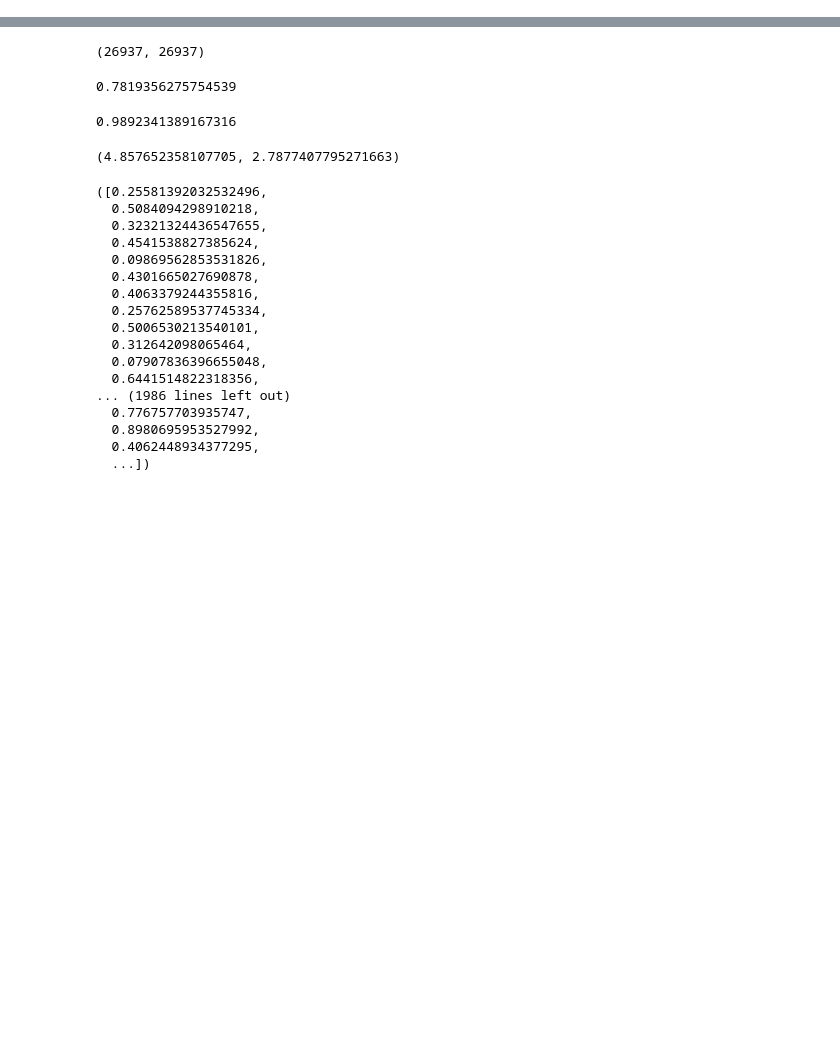
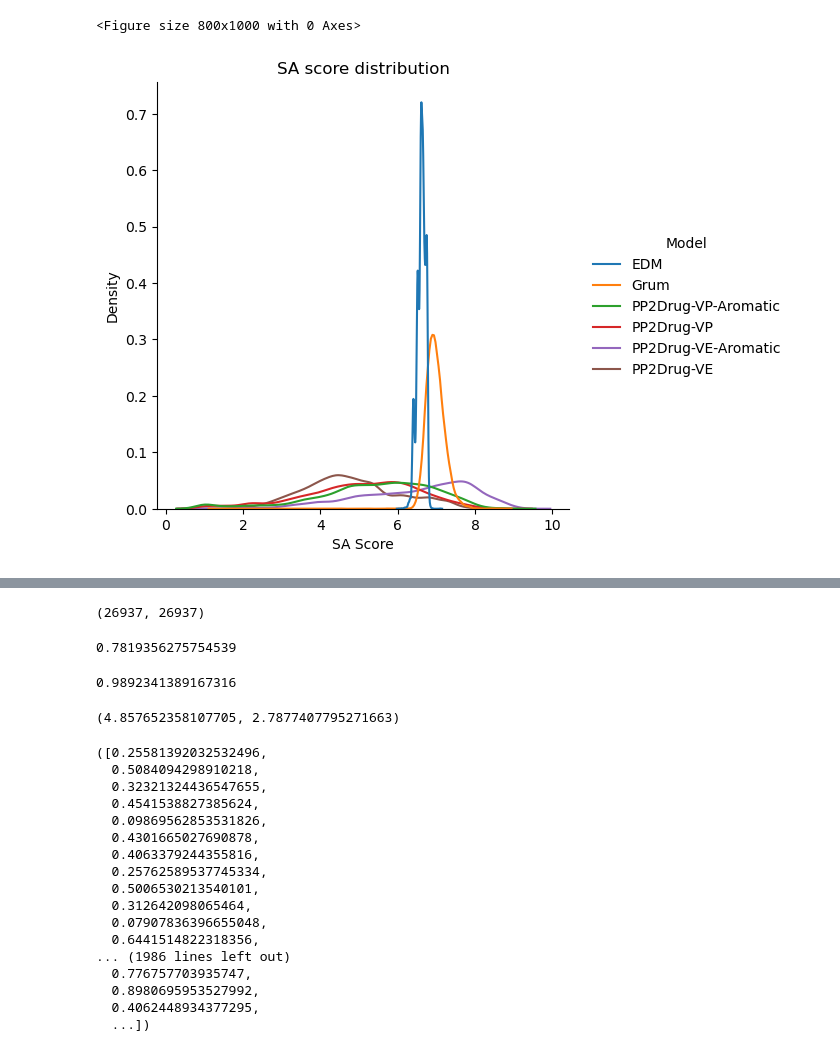
Before and after one commit to conghaowang/PP2Drug, a Jupyter notebook: src/notebooks/SA_QED.ipynb, the cells around one changed output, grey strips where cells are left out. Cells and saved outputs as stored; diff of their text form; code cells hidden in the pictures; blank space fills up the shorter version.

```diff
--- a/src/notebooks/SA_QED.ipynb
+++ b/src/notebooks/SA_QED.ipynb
@@ -13,3 +17,30 @@ sys.path.append(os.path.join(RDConfig.RDContribDir, "SA_Score"))
 import sascorer
 # %%
 from utils_eval import build_pdb_dict
+# %%
+methods = {
+    'EDM': '/data/conghao001/e3_mol_design/e3_diffusion_for_molecules/generated_samples/generated_samples_SA_QED.pkl',
+    'Grum': '/data/conghao001/e3_mol_design/GruM/GruM_3D/samples/mols/GEOM_DRUGS/sdf/generated_samples_SA_QED.pkl',
+    'PP2Drug-VP-Aromatic': '/home2/conghao001/pharmacophore2drug/PP2Drug/src/lightning_logs/uncond_vp_bridge_egnn_CombinedUnconditionalDataset_2024-09-05_00_09_16.277074/ten_thousand/reconstructed_mols_aromatic_mode_SA_QED.pkl',
+    # 'PP2Drug-VP-Aromatic-Optimized': '/home2/conghao001/pharmacophore2drug/PP2Drug/src/lightning_logs/uncond_vp_bridge_egnn_CombinedUnconditionalDataset_2024-09-05_00_09_16.277074/ten_thousand/reconstructed_mols_aromatic_mode_optimized_SA_QED.pkl',
+    'PP2Drug-VP': '/home2/conghao001/pharmacophore2drug/PP2Drug/src/lightning_logs/uncond_vp_bridge_egnn_CombinedUnconditionalDataset_2024-09-05_00_09_16.277074/ten_thousand/reconstructed_mols_SA_QED.pkl',
+    # 'PP2Drug-VP-Optimized': '/home2/conghao001/pharmacophore2drug/PP2Drug/src/lightning_logs/uncond_vp_bridge_egnn_CombinedUnconditionalDataset_2024-09-05_00_09_16.277074/ten_thousand/reconstructed_mols_optimized_SA_QED.pkl',
+    'PP2Drug-VE-Aromatic': '/home2/conghao001/pharmacophore2drug/PP2Drug/src/lightning_logs/uncond_ve_bridge_egnn_CombinedUnconditionalDataset_2024-09-06_00_41_26.016199/ten_thousand/reconstructed_mols_aromatic_mode_SA_QED.pkl',
+    'PP2Drug-VE': '/home2/conghao001/pharmacophore2drug/PP2Drug/src/lightning_logs/uncond_ve_bridge_egnn_CombinedUnconditionalDataset_2024-09-06_00_40_49.066238/ten_thousand/reconstructed_mols_SA_QED.pkl',
+}
+# %%
+dfs = []
+for method, path in methods.items():
+    with open(path, 'rb') as f:
+        scores = pickle.load(f)
+    sa = scores['SA']
+    # print(sa)
+    qed = scores['QED']
+    assert len(sa) == len(qed)
+    dist_type = [method for _ in sa.keys()]
+    df = pd.DataFrame([sa.values(), qed.values(), dist_type]).T
+    df.columns = ['sa_scores', 'qed_scores', 'Model']
+    dfs.append(df)
+# %%
+sa_qed_df = pd.concat(dfs)
+sa_qed_df
@@ -15,0 +61,12 @@ from utils_eval import build_pdb_dict
+# %%
+plt.figure(figsize=(8, 10))
+
+sns.displot(sa_qed_df ,x = 'sa_scores',  hue="Model", kind = 'kde')
+plt.title('SA score distribution')
+plt.xlabel('SA Score')
+# plt.legend(title='Model')
+plt.savefig('sa_dist.png', dpi=400, bbox_inches='tight')
+plt.show()
+# %% [output]
+<Figure size 800x1000 with 0 Axes>
+[figure, added]
```
Also changed, not shown: parts of 3 cells of this notebook, 15 other files.
